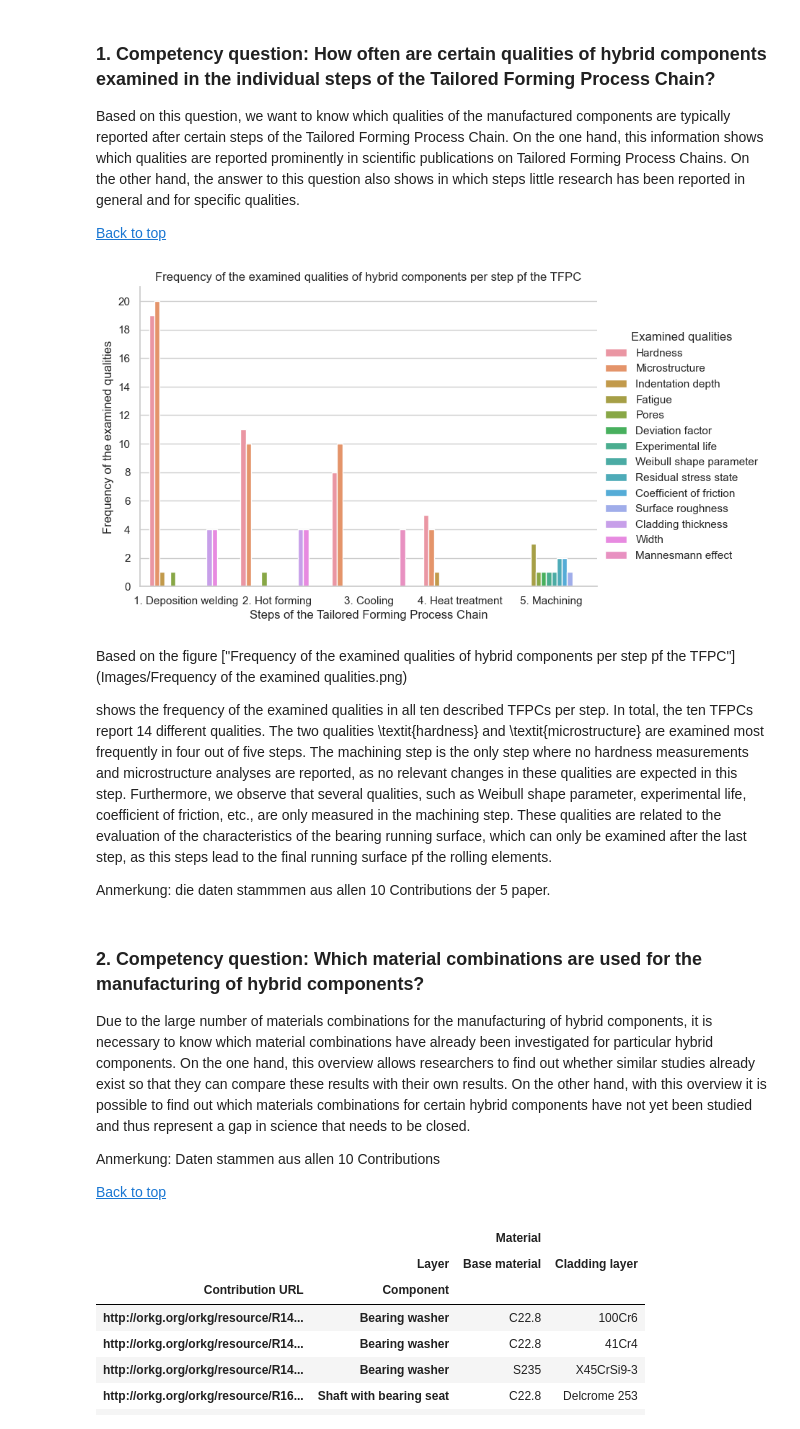
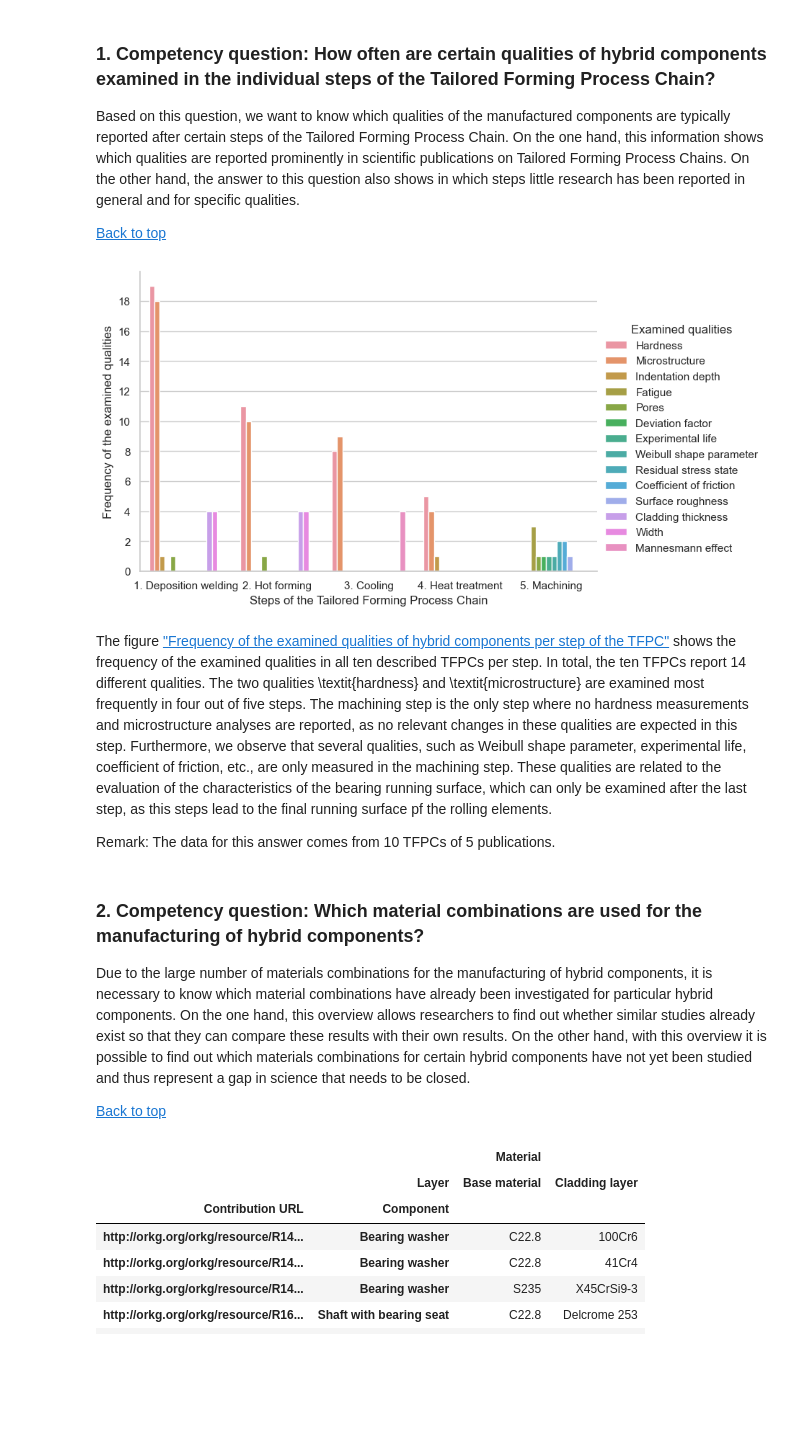
Before and after one commit to okarras/TailoredForming-Analysis, a Jupyter notebook: tailored_forming_analysis.ipynb, the cells around one changed output. Drawn from its saved outputs; the diff is of its cells as text; code cells hidden in the pictures; blank space fills up the shorter version.

```diff
--- a/tailored_forming_analysis.ipynb
+++ b/tailored_forming_analysis.ipynb
@@ -139,35 +139,32 @@ Based on this question, we want to know which qualities of the manufactured comp
 # %%
 steps = tf_data.sort_values('step_number')[['step_number', 'step_name']].drop_duplicates()
 steps["step"] = steps['step_number'].astype(str) + '. ' + steps['step_name']
 
 sns.set_style('whitegrid')
 sns.set_context('notebook')
 g = sns.catplot(x='step_number', data=tf_data, hue='quality', kind='count', height=5, aspect=1.5, facet_kws={'legend_out': True})
 #g.fig.suptitle('Frequency of the examined qualities of the hybrid components\nper step of the Tailored Forming process chain')
-g.set(xlabel='Steps of the Tailored Forming Process Chain', ylabel='Frequency of the examined qualities', title='Frequency of the examined qualities of hybrid components per step pf the TFPC')
+g.set(xlabel='Steps of the Tailored Forming Process Chain', ylabel='Frequency of the examined qualities')
 g.set_xticklabels(steps['step'])
 g._legend.set_title('Examined qualities')
 for ax in g.axes.flat:
     ax.yaxis.set_major_locator(MultipleLocator(2))
 
 plt.savefig('Images/Frequency of the examined qualities.png', dpi=300)
 plt.ion()
 plt.show()
 # %% [output]
-[figure, old version]
+[figure, new version]
 # %% [markdown]
-Based on the figure ["Frequency of the examined qualities of hybrid components per step pf the TFPC"](Images/Frequency of the examined qualities.png)
 
-shows the frequency of the examined qualities in all ten described TFPCs per step. In total, the ten TFPCs report 14 different qualities. The two qualities \textit{hardness} and  \textit{microstructure} are examined most frequently in four out of five steps. The machining step is the only step where no hardness measurements and microstructure analyses are reported, as no relevant changes in these qualities are expected in this step. Furthermore, we observe that several qualities, such as Weibull shape parameter, experimental life, coefficient of friction, etc., are only measured in the machining step. These qualities are related to the evaluation of the characteristics of the bearing running surface, which can only be examined after the last step, as this steps lead to the final running surface pf the rolling elements.
+The figure ["Frequency of the examined qualities of hybrid components per step of the TFPC"](Images/Frequency%20of%20the%20examined%20qualities.png) shows the frequency of the examined qualities in all ten described TFPCs per step. In total, the ten TFPCs report 14 different qualities. The two qualities \textit{hardness} and  \textit{microstructure} are examined most frequently in four out of five steps. The machining step is the only step where no hardness measurements and microstructure analyses are reported, as no relevant changes in these qualities are expected in this step. Furthermore, we observe that several qualities, such as Weibull shape parameter, experimental life, coefficient of friction, etc., are only measured in the machining step. These qualities are related to the evaluation of the characteristics of the bearing running surface, which can only be examined after the last step, as this steps lead to the final running surface pf the rolling elements.
 
-Anmerkung: die daten stammmen aus allen 10 Contributions der 5 paper.
+Remark: The data for this answer comes from 10 TFPCs of 5 publications.
 # %% [markdown]
 <a id='q2'></a>
 ### 2. Competency question: Which material combinations are used for the manufacturing of hybrid components?
 Due to the large number of materials combinations for the manufacturing of hybrid components, it is necessary to know which material combinations have already been investigated for particular hybrid components. On the one hand, this overview allows researchers to find out whether similar studies already exist so that they can compare these results with their own results. On the other hand, with this overview it is possible to find out which materials combinations for certain hybrid components have not yet been studied and thus represent a gap in science that needs to be closed.
 
-Anmerkung: Daten stammen aus allen 10 Contributions
-
 [Back to top](#top)
 # %%
 material_data = tf_data.loc[:,['contrib_url','layer', 'material', 'component']].drop_duplicates()
```
Also changed, not shown: parts of 19 cells of this notebook, 8 other files.
